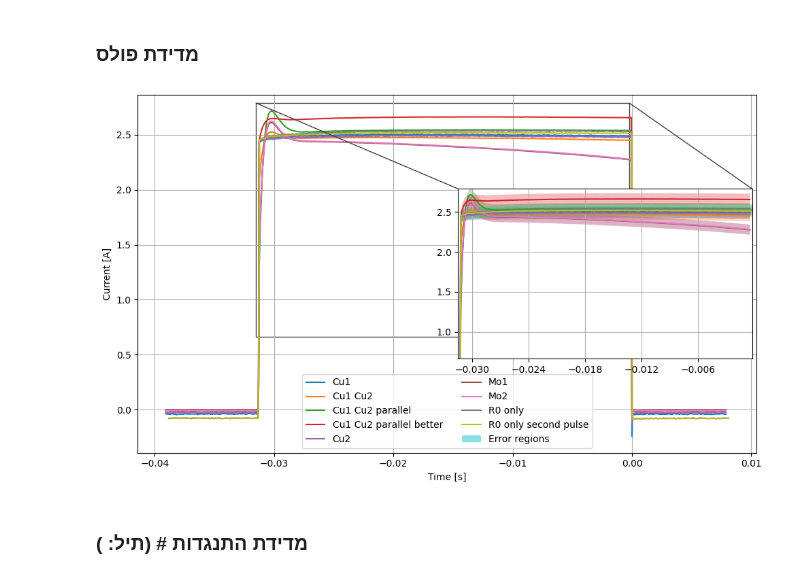
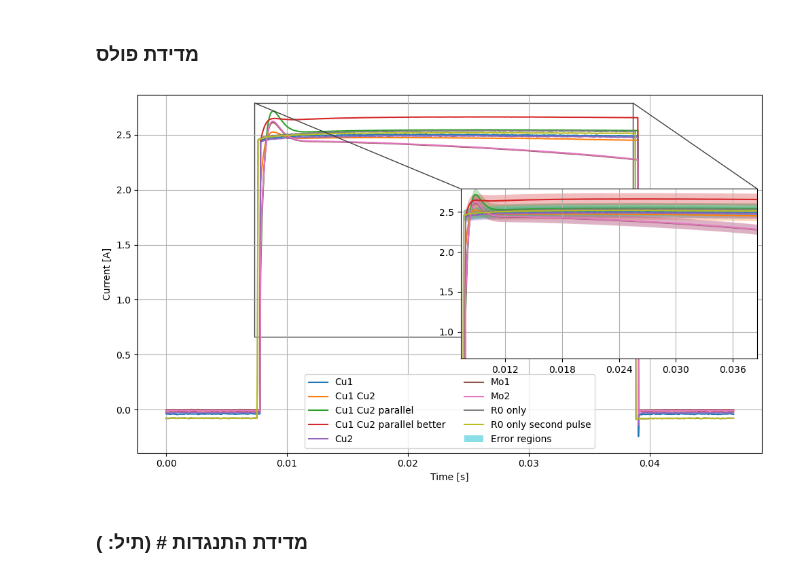
Before and after one commit to katzuv/studies, a Jupyter notebook: 2025S/Lab/06 Resistance/Resistance.ipynb, the cells around one changed output. Drawn from its saved outputs; the diff is of its cells as text; code cells hidden in the pictures.

```diff
--- a/2025S/Lab/06 Resistance/Resistance.ipynb
+++ b/2025S/Lab/06 Resistance/Resistance.ipynb
@@ -131,6 +131,8 @@ def importData(filename):
         t, v1 = np.loadtxt(filename, delimiter=',', skiprows=59, usecols=[3, 5]).T
     except ValueError:
         t, v1 = np.loadtxt(filename, delimiter=',', skiprows=59, usecols=[3, 4]).T
+    t -= t[0]
+
     return t, v1
 
 # Assume R_0 and R_0_err are defined elsewhere:
@@ -191,34 +193,34 @@ for name in filenames:
 axins.set_xlim(t_zoom[0], t_zoom[-1])
 axins.set_ylim(I_zoom_all_min, I_zoom_all_max)
 axins.grid()
 
 mark_inset(ax, axins, loc1=2, loc2=1, fc="none", ec=".25")
 
 axins.xaxis.set_major_locator(MaxNLocator(nbins=6))
 axins.yaxis.set_major_locator(MaxNLocator(nbins=5))
 plt.tight_layout()
 import matplotlib.patches as mpatches
 
 # When plotting your shaded region:
 fill = axins.fill_between(t_zoom, I_zoom - I_err_zoom, I_zoom + I_err_zoom, alpha=0.3)
 
 # Create a custom patch for the legend (match facecolor and alpha)
 fc = fill.get_facecolor()[0]            # e.g. (r, g, b, 0.3)
 fc_new_alpha = (fc[0], fc[1], fc[2], .5) # set alpha to 1
 error_patch = mpatches.Patch(facecolor=fc_new_alpha, label='Error region')
 
 # Then add to legend along with line handles:
 handles, labels = ax.get_legend_handles_labels()
 handles.append(error_patch)
 labels.append('Error regions')
 
 ax.legend(handles=handles, labels=labels, ncol=2, loc='lower center')
 
 # ax.legend(ncol=2, loc="lower center")#, bbox_to_anchor=(0.5, 1.02), ncol=2)
 plt.savefig("time_to_current.svg", format="svg")
 plt.show()
 # %% [output]
-[figure, old version]
+[figure, new version]
 # %% [markdown]
 <div dir=rtl>
     <h3>
```
Also changed, not shown: parts of 11 cells of this notebook, 5 other files.
